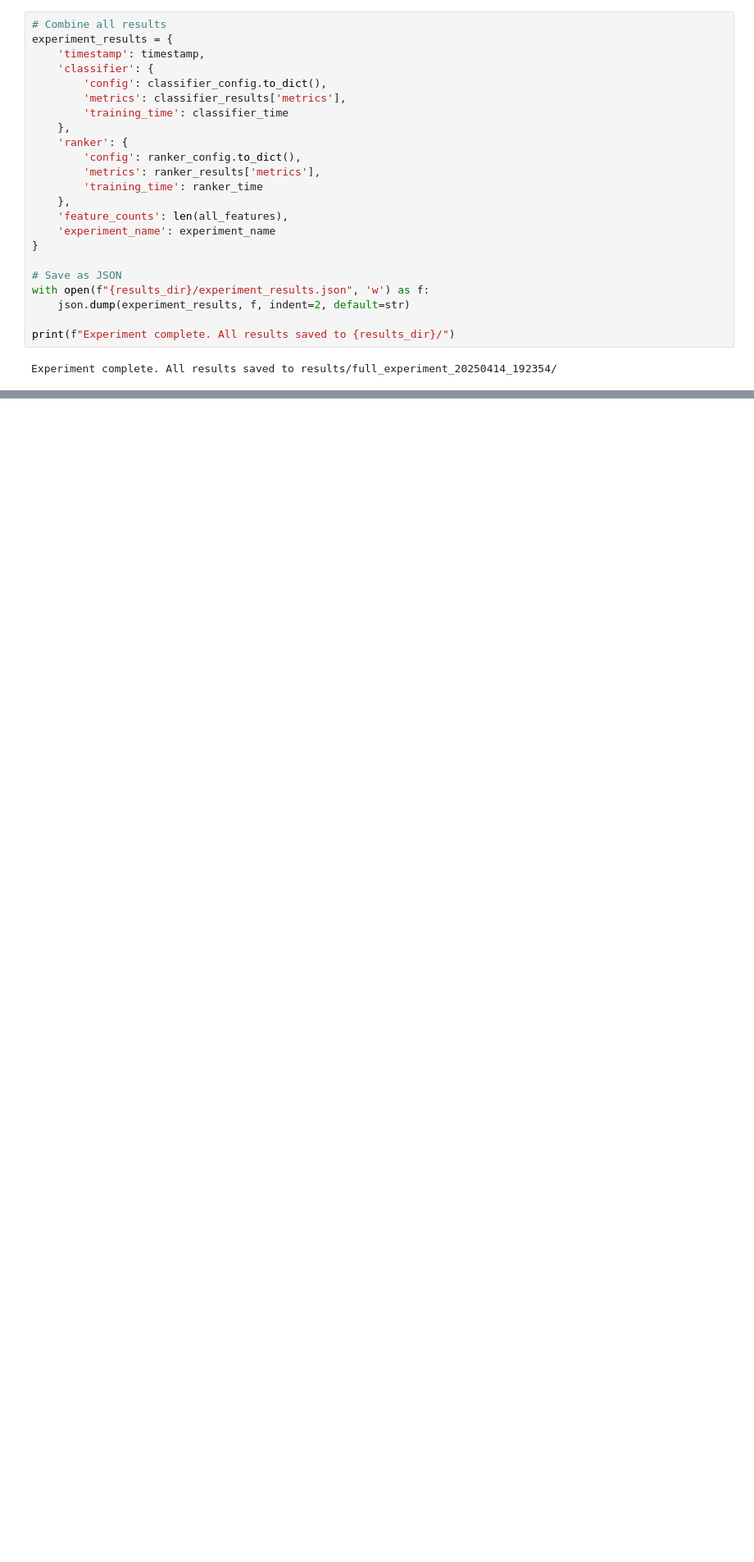
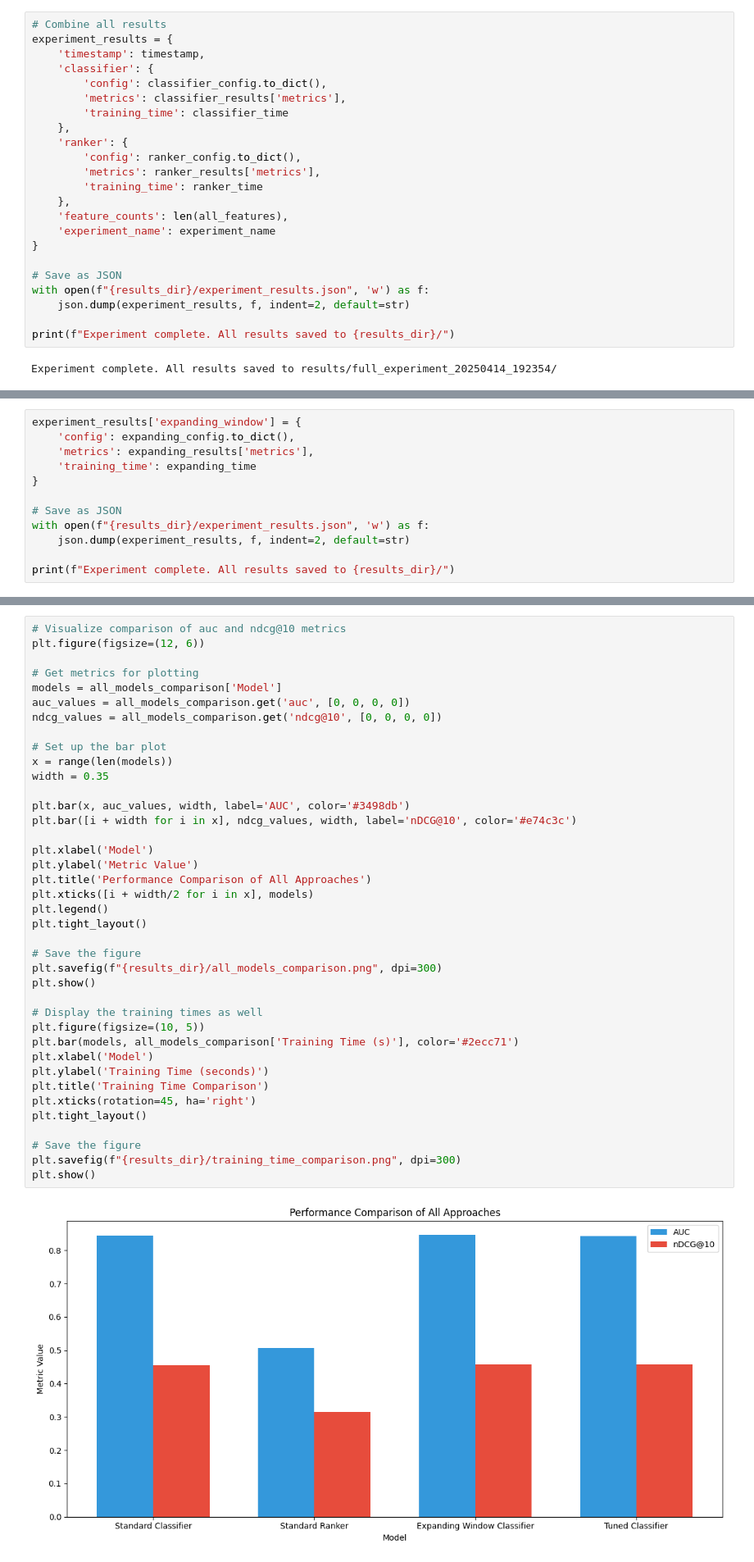
Before and after one commit to almayor/lavka-rs-contest, a Jupyter notebook: full_experiment.ipynb, the cells around one changed output, grey strips where cells are left out. Shown at 82% size. Drawn from its saved outputs; the diff is of its cells as text; blank space fills up the shorter version.

Commit message:
run a full experiment with good results

```diff
--- a/full_experiment.ipynb
+++ b/full_experiment.ipynb
@@ -497,0 +596,12 @@ Experiment complete. All results saved to results/full_experiment_20250414_19235
+# %%
+experiment_results['expanding_window'] = {
+    'config': expanding_config.to_dict(),
+    'metrics': expanding_results['metrics'],
+    'training_time': expanding_time
+}
+
+# Save as JSON
+with open(f"{results_dir}/experiment_results.json", 'w') as f:
+    json.dump(experiment_results, f, indent=2, default=str)
+
+print(f"Experiment complete. All results saved to {results_dir}/")
@@ -497,0 +860,41 @@ Experiment complete. All results saved to results/full_experiment_20250414_19235
+# %%
+# Visualize comparison of auc and ndcg@10 metrics
+plt.figure(figsize=(12, 6))
+
+# Get metrics for plotting
+models = all_models_comparison['Model']
+auc_values = all_models_comparison.get('auc', [0, 0, 0, 0])
+ndcg_values = all_models_comparison.get('ndcg@10', [0, 0, 0, 0])
+
+# Set up the bar plot
+x = range(len(models))
+width = 0.35
+
+plt.bar(x, auc_values, width, label='AUC', color='#3498db')
+plt.bar([i + width for i in x], ndcg_values, width, label='nDCG@10', color='#e74c3c')
+
+plt.xlabel('Model')
+plt.ylabel('Metric Value')
+plt.title('Performance Comparison of All Approaches')
+plt.xticks([i + width/2 for i in x], models)
+plt.legend()
+plt.tight_layout()
+
+# Save the figure
+plt.savefig(f"{results_dir}/all_models_comparison.png", dpi=300)
+plt.show()
+
+# Display the training times as well
+plt.figure(figsize=(10, 5))
+plt.bar(models, all_models_comparison['Training Time (s)'], color='#2ecc71')
+plt.xlabel('Model')
+plt.ylabel('Training Time (seconds)')
+plt.title('Training Time Comparison')
+plt.xticks(rotation=45, ha='right')
+plt.tight_layout()
+
+# Save the figure
+plt.savefig(f"{results_dir}/training_time_comparison.png", dpi=300)
+plt.show()
+# %% [output]
+[figure, added]
```
Also changed, not shown: parts of 13 cells of this notebook, 6 other files.
